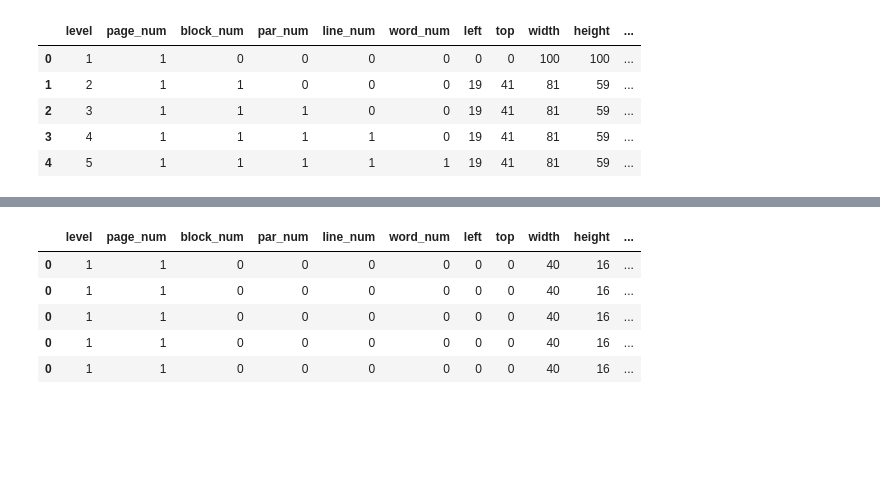
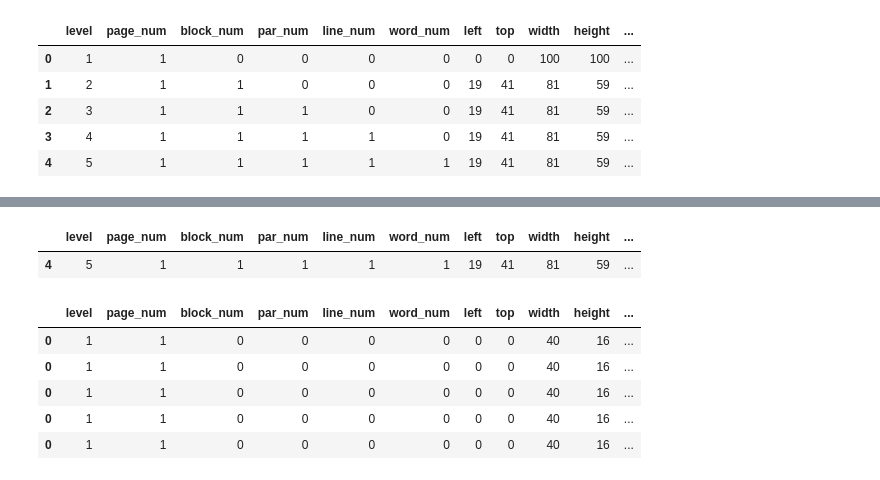
Before and after one commit to ThomasLamalle/MarathonVisionOCR, a Jupyter notebook: try.ipynb, the cells around one changed output, grey strips where cells are left out. Drawn from its saved outputs; the diff is of its cells as text; code cells hidden in the pictures; blank space fills up the shorter version.

```diff
--- a/try.ipynb
+++ b/try.ipynb
@@ -138,0 +133,4 @@ if 5 < a < 20:
+# %%
+def clean_string(val):
+    return "".join([c if 48 < ord(c) < 57 else "" for c in str(val)])
+df['text'] = df['text'].apply(clean_string)
@@ -139,3 +144,9 @@ if 5 < a < 20:
+# %%
+df['text'] = pd.to_numeric(df.text)
+df.dropna()
+# %% [output]
+|  | level | page_num | block_num | par_num | line_num | word_num | left | top | width | height | ... |
+| 4 | 5 | 1 | 1 | 1 | 1 | 1 | 19 | 41 | 81 | 59 | ... |
 # %%
 %%timeit
 rois = np.vsplit(crop,5)
```
Also changed, not shown: parts of 3 cells of this notebook, 13 other files.
